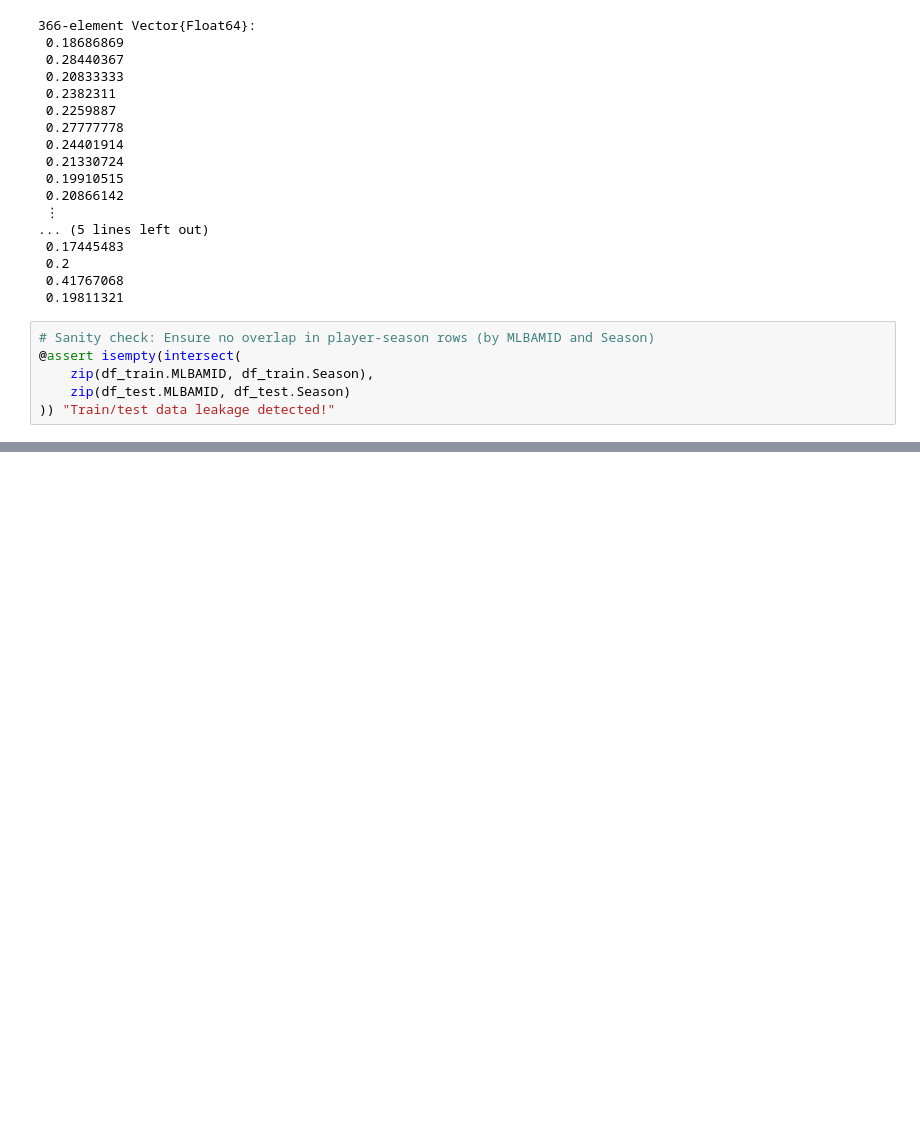
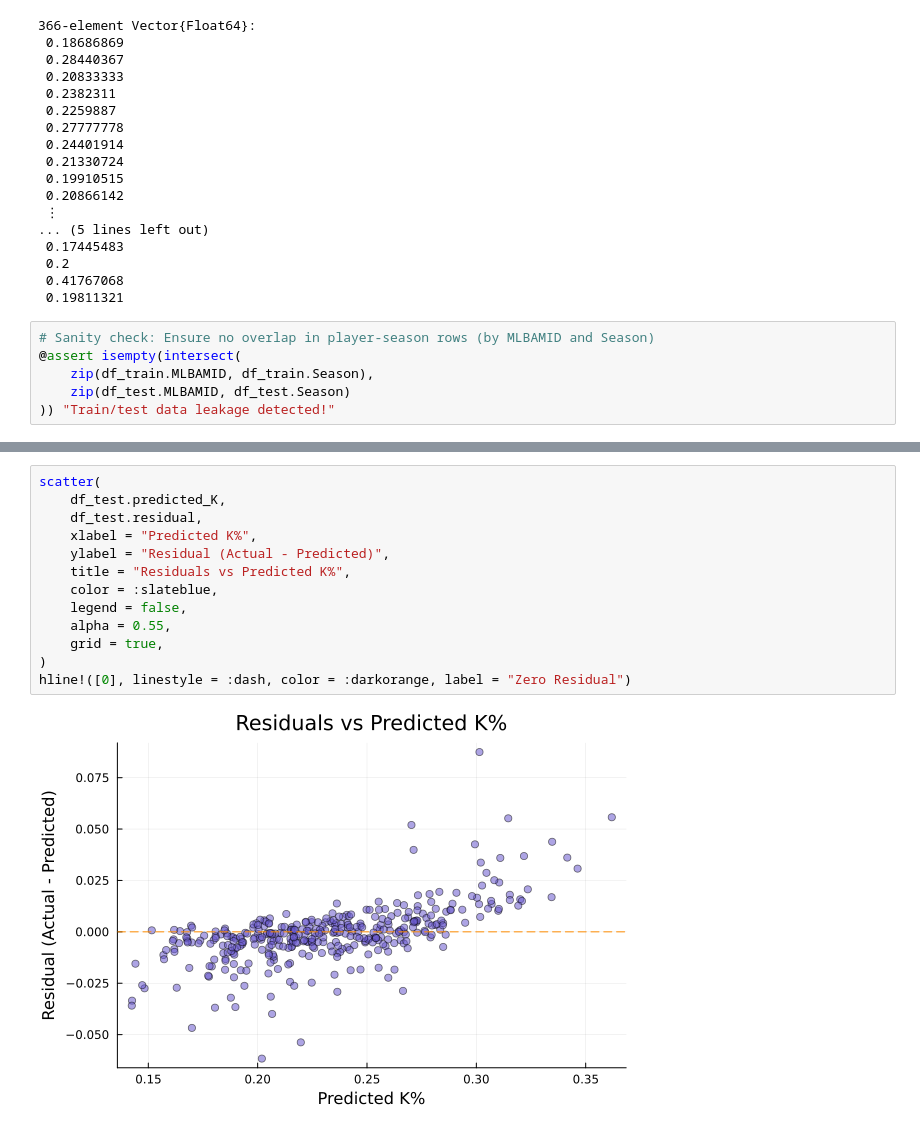
Before and after one commit to williamsryan/QuantAnalysisAssets, a Jupyter notebook: phillies_takehome/phillies_kpercent_model.ipynb, the cells around one changed output, grey strips where cells are left out. Saved outputs shown, nothing was run; the diff lists cells and outputs as text; blank space fills up the shorter version.

```diff
--- a/phillies_takehome/phillies_kpercent_model.ipynb
+++ b/phillies_takehome/phillies_kpercent_model.ipynb
@@ -308,0 +397,15 @@ println("RMSE (2024): ", round(rmse_2024, digits=4))
+# %%
+scatter(
+    df_test.predicted_K,
+    df_test.residual,
+    xlabel = "Predicted K%",
+    ylabel = "Residual (Actual - Predicted)",
+    title = "Residuals vs Predicted K%",
+    color = :slateblue,
+    legend = false,
+    alpha = 0.55,
+    grid = true,
+)
+hline!([0], linestyle = :dash, color = :darkorange, label = "Zero Residual")
+# %% [output]
+[figure, added]
```
Also changed, not shown: parts of 13 cells of this notebook, 1 other file.
